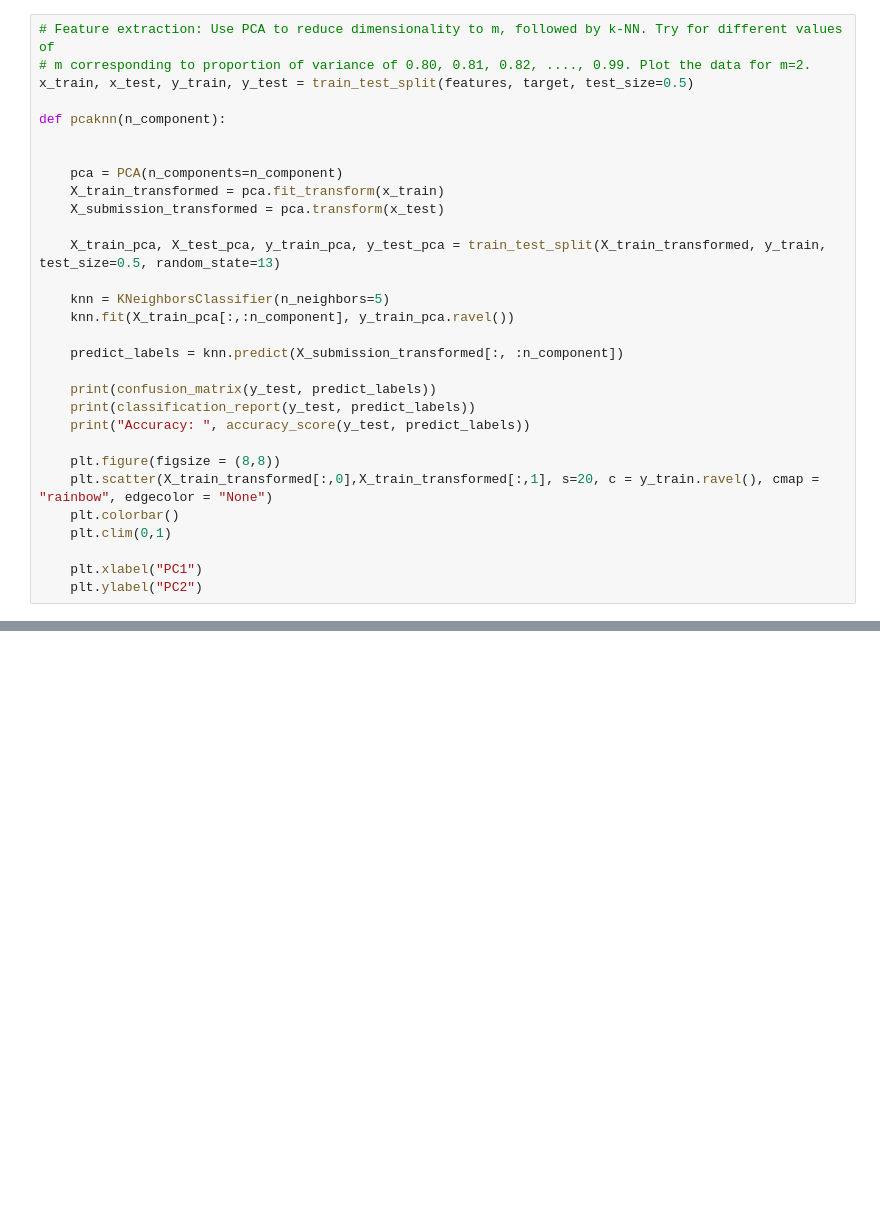
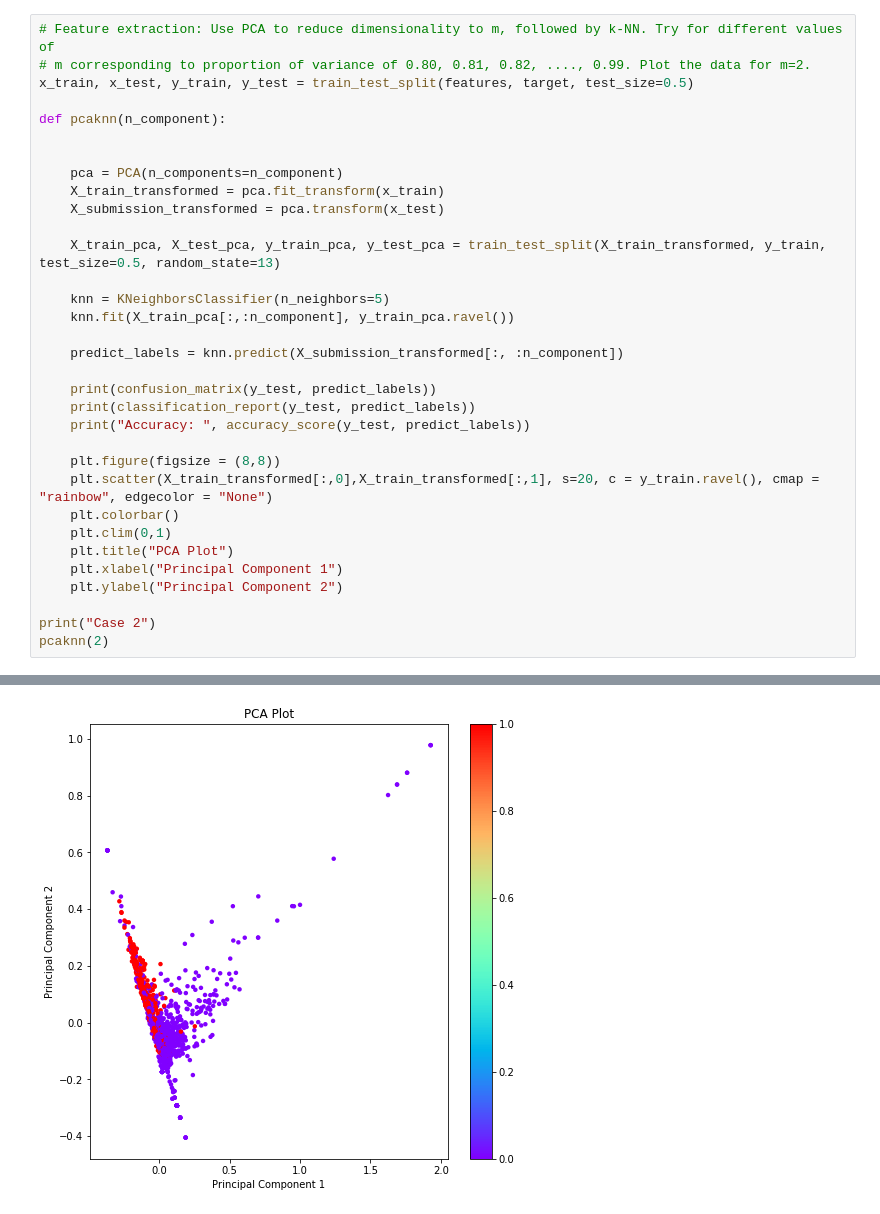
Before and after one commit to erenatas/PCA, a Jupyter notebook: PCA.ipynb, the cells around one changed output, grey strips where cells are left out. Cells and saved outputs as stored; diff of their text form; blank space fills up the shorter version.

```diff
--- a/PCA.ipynb
+++ b/PCA.ipynb
@@ -90,8 +96,11 @@ def pcaknn(n_component):
     plt.scatter(X_train_transformed[:,0],X_train_transformed[:,1], s=20, c = y_train.ravel(), cmap = "rainbow", edgecolor = "None")
     plt.colorbar()
     plt.clim(0,1)
+    plt.title("PCA Plot")
+    plt.xlabel("Principal Component 1")
+    plt.ylabel("Principal Component 2")
 
-    plt.xlabel("PC1")
-    plt.ylabel("PC2")
+print("Case 2")
+pcaknn(2)
 # %% [output]
 Case 2
@@ -97,0 +117 @@ Case 2
+[figure, added]
```
Also changed, not shown: parts of 12 cells of this notebook.
